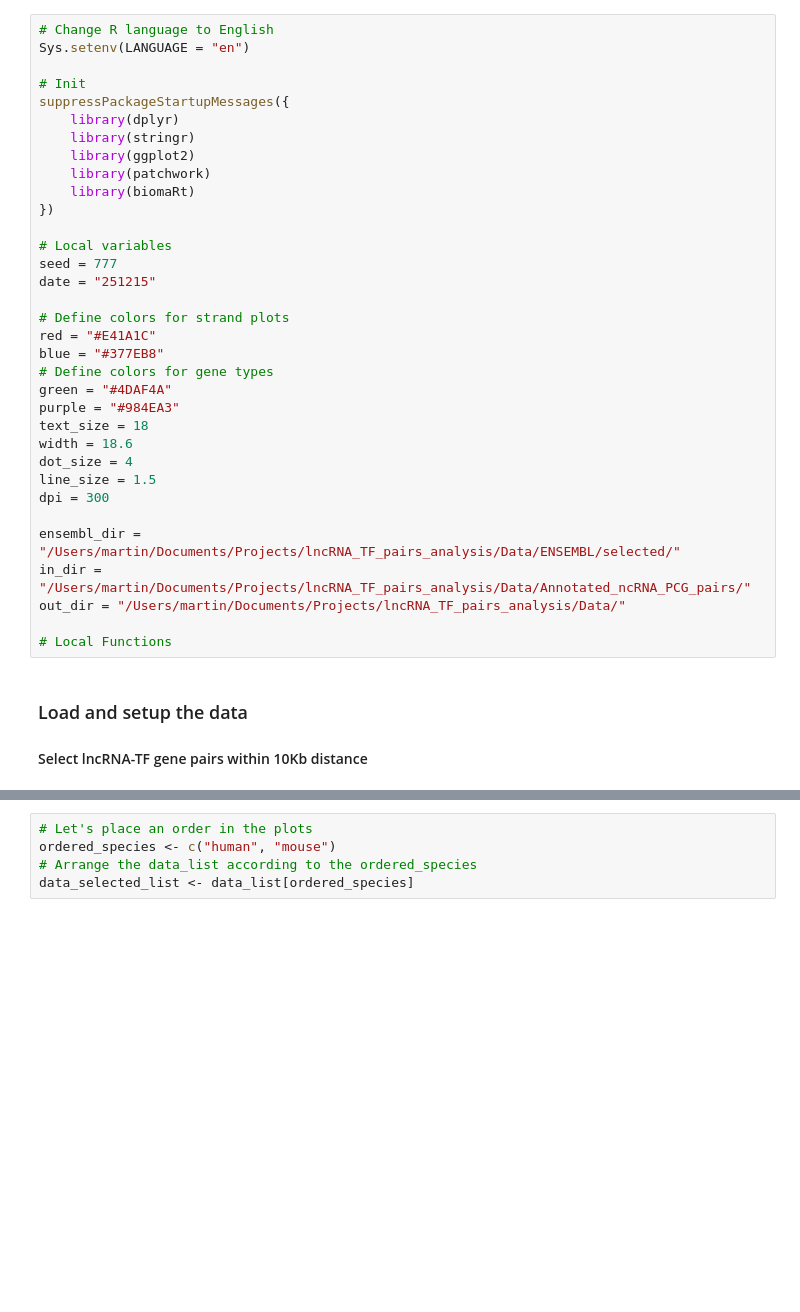
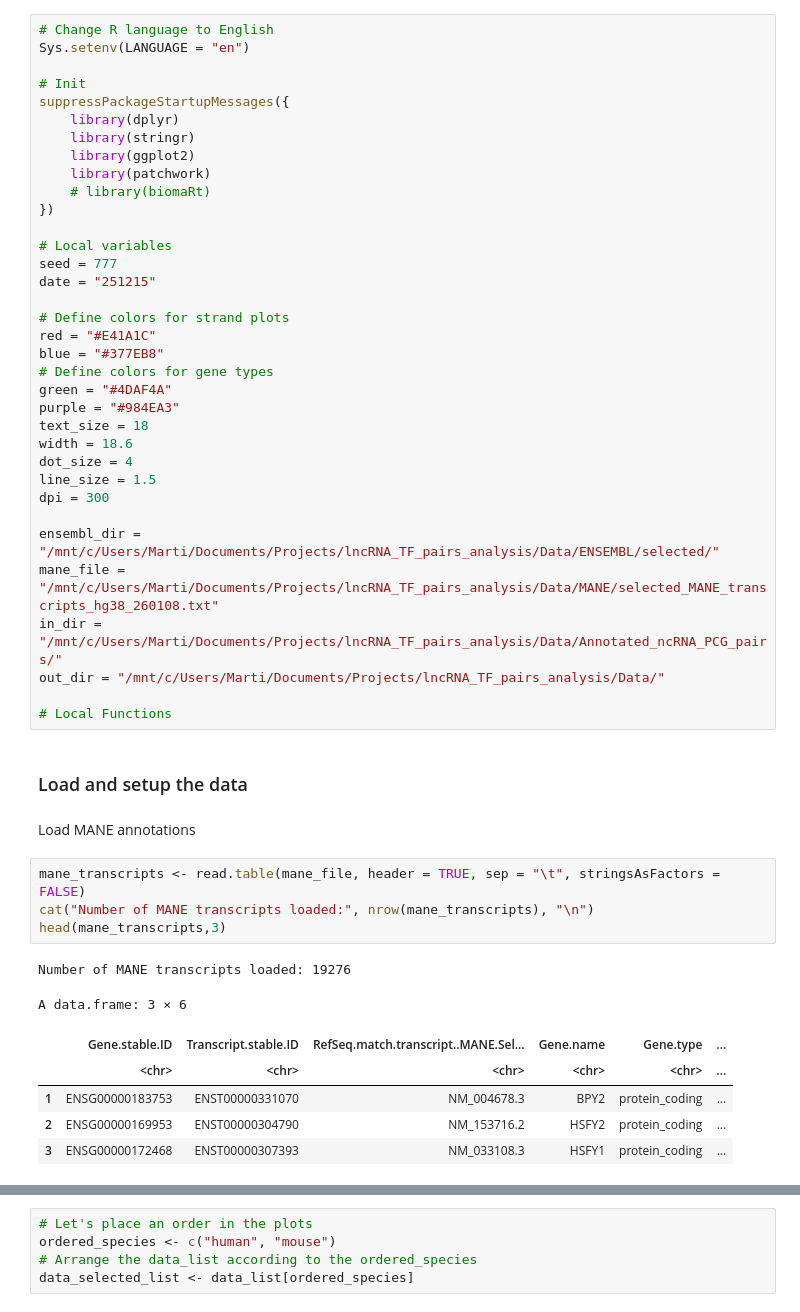
Before and after one commit to MartinLoza/lncRNA_TF_pairs_analysis, a Jupyter notebook: 05_Setup_lncRNA_TF_pairs.ipynb, the cells around one changed output, grey strips where cells are left out. Drawn from its saved outputs; the diff is of its cells as text; blank space fills up the shorter version.

```diff
--- a/05_Setup_lncRNA_TF_pairs.ipynb
+++ b/05_Setup_lncRNA_TF_pairs.ipynb
@@ -15,7 +16,7 @@ suppressPackageStartupMessages({
     library(stringr)
     library(ggplot2)
     library(patchwork)
-    library(biomaRt)
+    # library(biomaRt)
 })
 
 # Local variables
@@ -34,11 +35,25 @@ dot_size = 4
 line_size = 1.5
 dpi = 300
 
-ensembl_dir = "/Users/martin/Documents/Projects/lncRNA_TF_pairs_analysis/Data/ENSEMBL/selected/"
-in_dir = "/Users/martin/Documents/Projects/lncRNA_TF_pairs_analysis/Data/Annotated_ncRNA_PCG_pairs/"
-out_dir = "/Users/martin/Documents/Projects/lncRNA_TF_pairs_analysis/Data/"
+ensembl_dir = "/mnt/c/Users/Marti/Documents/Projects/lncRNA_TF_pairs_analysis/Data/ENSEMBL/selected/"
+mane_file = "/mnt/c/Users/Marti/Documents/Projects/lncRNA_TF_pairs_analysis/Data/MANE/selected_MANE_transcripts_hg38_260108.txt"
+in_dir = "/mnt/c/Users/Marti/Documents/Projects/lncRNA_TF_pairs_analysis/Data/Annotated_ncRNA_PCG_pairs/"
+out_dir = "/mnt/c/Users/Marti/Documents/Projects/lncRNA_TF_pairs_analysis/Data/"
 
 # Local Functions
 # %% [markdown]
 ### Load and setup the data
-#### Select lncRNA-TF gene pairs within 10Kb distance
+# %% [markdown]
+Load MANE annotations
+# %%
+mane_transcripts <- read.table(mane_file, header = TRUE, sep = "\t", stringsAsFactors = FALSE)
+cat("Number of MANE transcripts loaded:", nrow(mane_transcripts), "\n")
+head(mane_transcripts,3)
+# %% [output]
+Number of MANE transcripts loaded: 19276
+A data.frame: 3 × 6
+|  | Gene.stable.ID | Transcript.stable.ID | RefSeq.match.transcript..MANE.Sel... | Gene.name | Gene.type | ... |
+|  | <chr> | <chr> | <chr> | <chr> | <chr> | ... |
+| 1 | ENSG00000183753 | ENST00000331070 | NM_004678.3 | BPY2 | protein_coding | ... |
+| 2 | ENSG00000169953 | ENST00000304790 | NM_153716.2 | HSFY2 | protein_coding | ... |
+| 3 | ENSG00000172468 | ENST00000307393 | NM_033108.3 | HSFY1 | protein_coding | ... |
```
Also changed, not shown: parts of 13 cells of this notebook.
